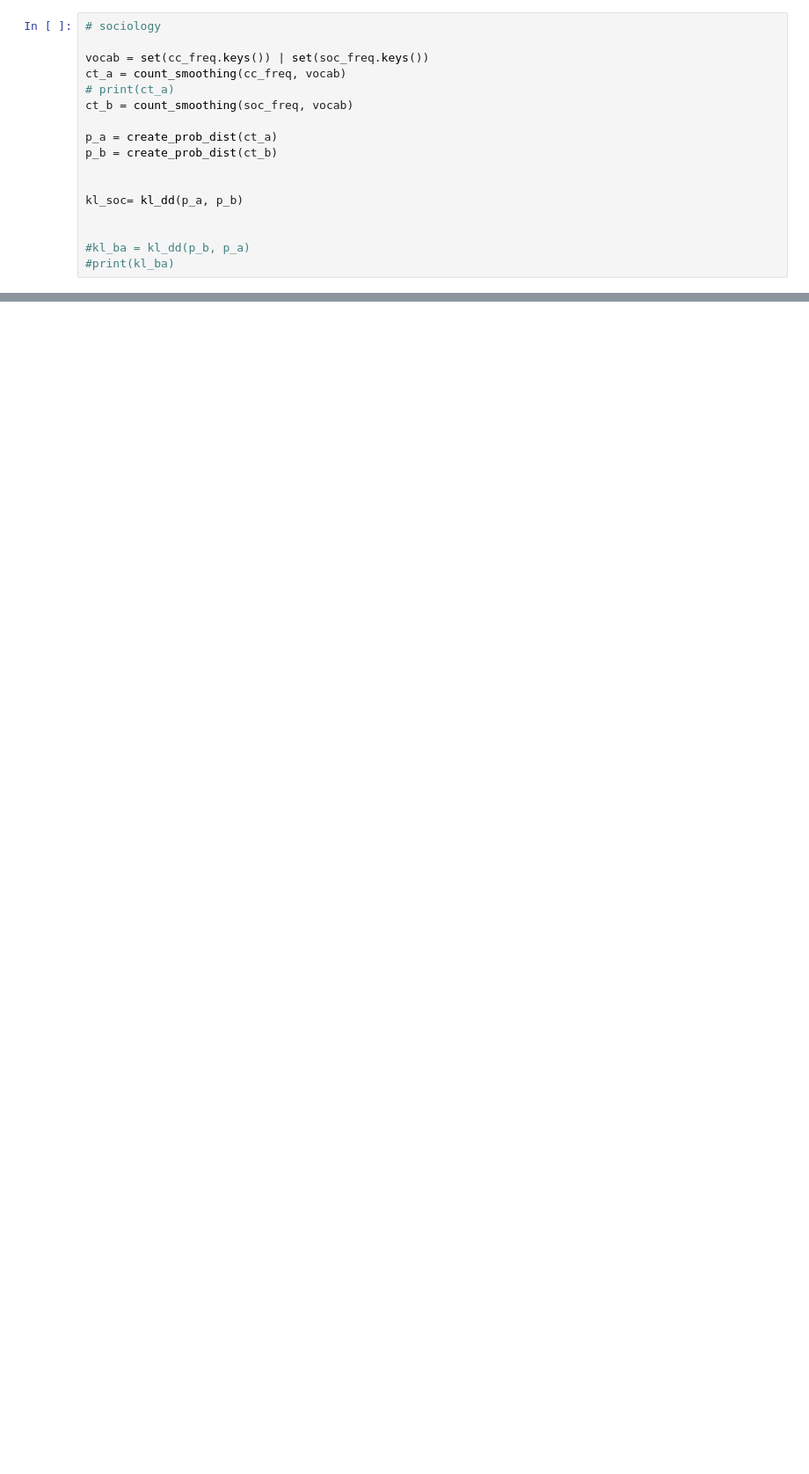
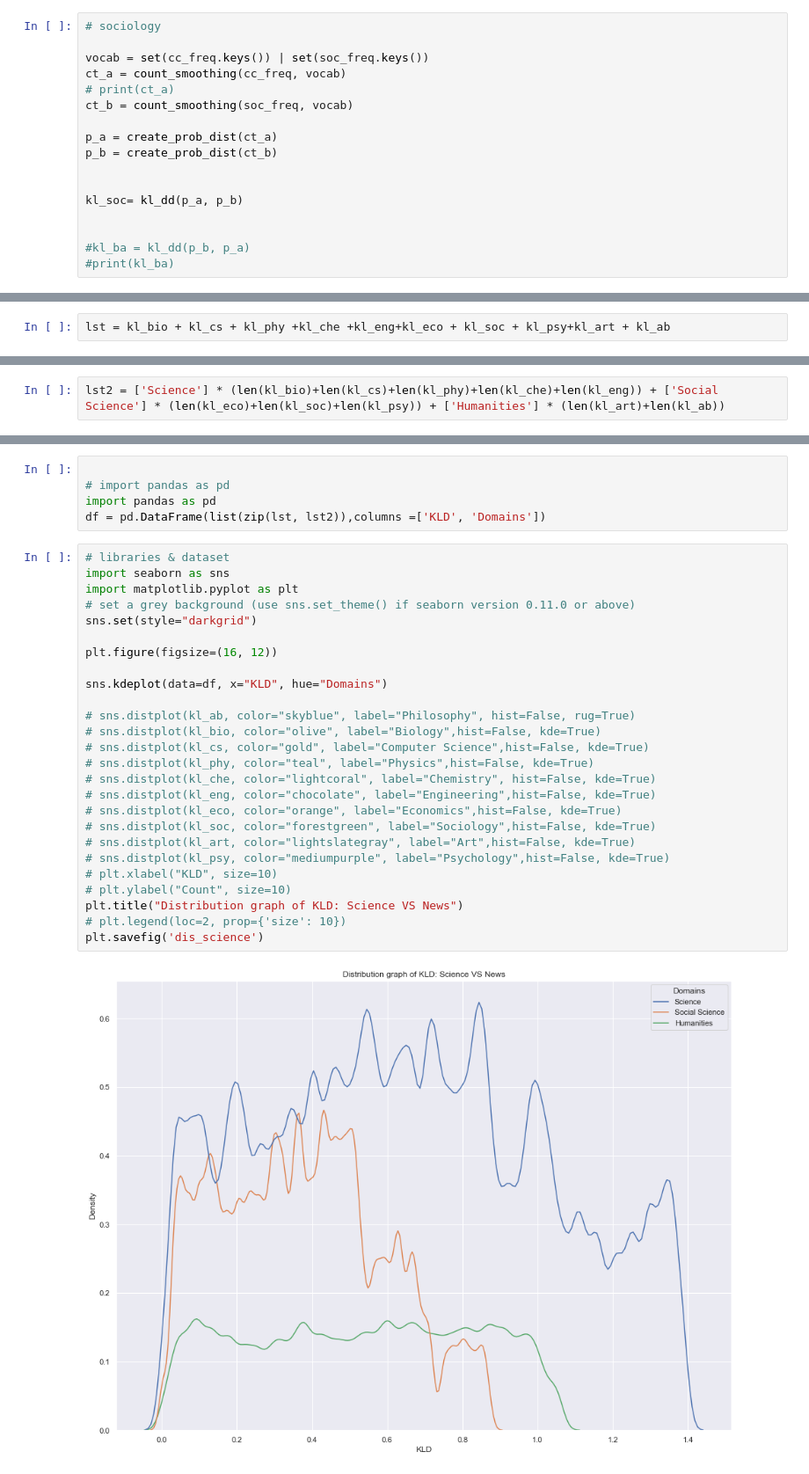
Before and after one commit to XiaoxuanLu/Capstone, a Jupyter notebook: Lemma_KLD.ipynb, the cells around one changed output, grey strips where cells are left out. Shown: that part at 88% size. Drawn from its saved outputs; the diff is of its cells as text; blank space fills up the shorter version.

```diff
--- a/Lemma_KLD.ipynb
+++ b/Lemma_KLD.ipynb
@@ -620,0 +622,2 @@ plt.savefig('dis_new_sci')
+# %%
+lst = kl_bio + kl_cs + kl_phy +kl_che +kl_eng+kl_eco + kl_soc + kl_psy+kl_art + kl_ab
@@ -620,0 +628,2 @@ plt.savefig('dis_new_sci')
+# %%
+lst2 = ['Science'] * (len(kl_bio)+len(kl_cs)+len(kl_phy)+len(kl_che)+len(kl_eng)) + ['Social Science'] * (len(kl_eco)+len(kl_soc)+len(kl_psy)) + ['Humanities'] * (len(kl_art)+len(kl_ab))
@@ -620,0 +634,33 @@ plt.savefig('dis_new_sci')
+# %%
+
+# import pandas as pd
+import pandas as pd
+df = pd.DataFrame(list(zip(lst, lst2)),columns =['KLD', 'Domains'])
+# %%
+# libraries & dataset
+import seaborn as sns
+import matplotlib.pyplot as plt
+# set a grey background (use sns.set_theme() if seaborn version 0.11.0 or above)
+sns.set(style="darkgrid")
+
+plt.figure(figsize=(16, 12))
+
+sns.kdeplot(data=df, x="KLD", hue="Domains")
+
+# sns.distplot(kl_ab, color="skyblue", label="Philosophy", hist=False, rug=True)
+# sns.distplot(kl_bio, color="olive", label="Biology",hist=False, kde=True)
+# sns.distplot(kl_cs, color="gold", label="Computer Science",hist=False, kde=True)
+# sns.distplot(kl_phy, color="teal", label="Physics",hist=False, kde=True)
+# sns.distplot(kl_che, color="lightcoral", label="Chemistry", hist=False, kde=True)
+# sns.distplot(kl_eng, color="chocolate", label="Engineering",hist=False, kde=True)
+# sns.distplot(kl_eco, color="orange", label="Economics",hist=False, kde=True)
+# sns.distplot(kl_soc, color="forestgreen", label="Sociology",hist=False, kde=True)
+# sns.distplot(kl_art, color="lightslategray", label="Art",hist=False, kde=True)
+# sns.distplot(kl_psy, color="mediumpurple", label="Psychology",hist=False, kde=True)
+# plt.xlabel("KLD", size=10)
+# plt.ylabel("Count", size=10)
+plt.title("Distribution graph of KLD: Science VS News")
+# plt.legend(loc=2, prop={'size': 10})
+plt.savefig('dis_science')
+# %% [output]
+[figure, added]
```
Also changed, not shown: parts of 3 cells of this notebook, 1 other file.
